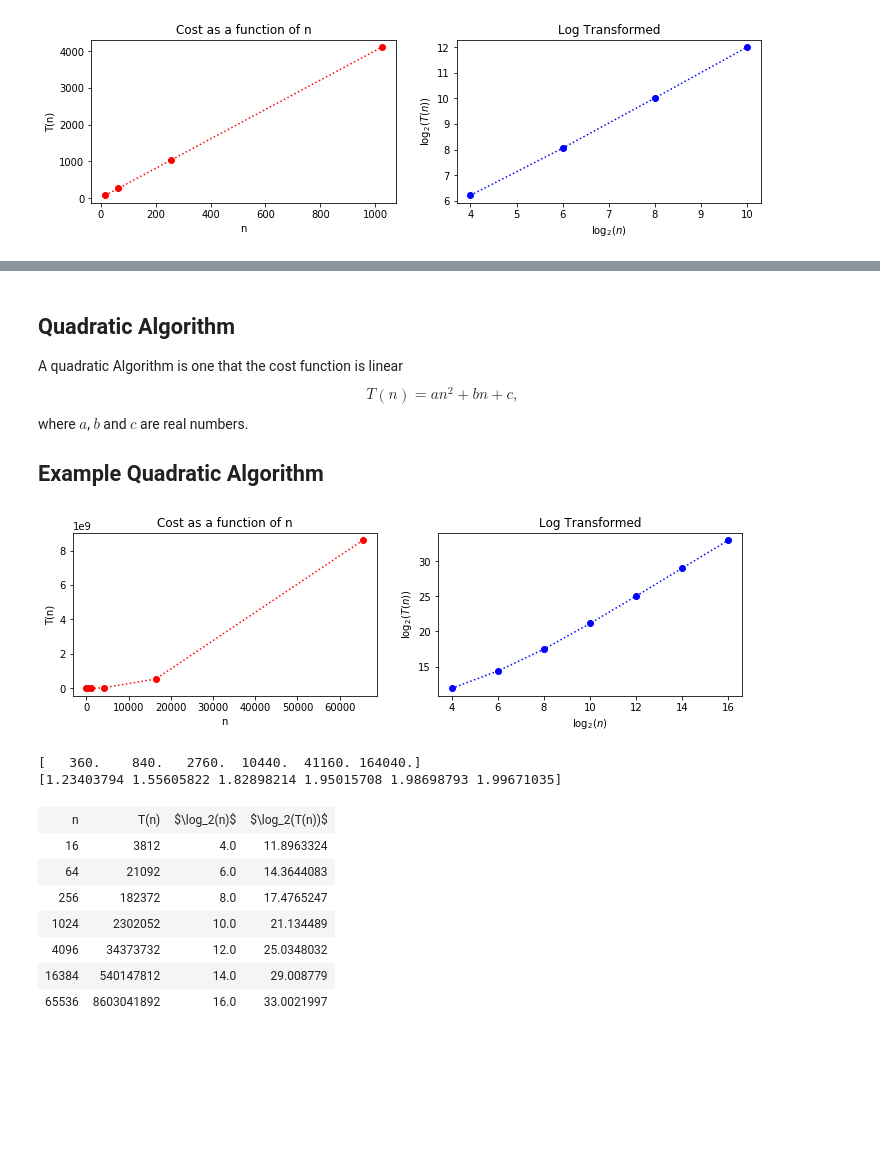
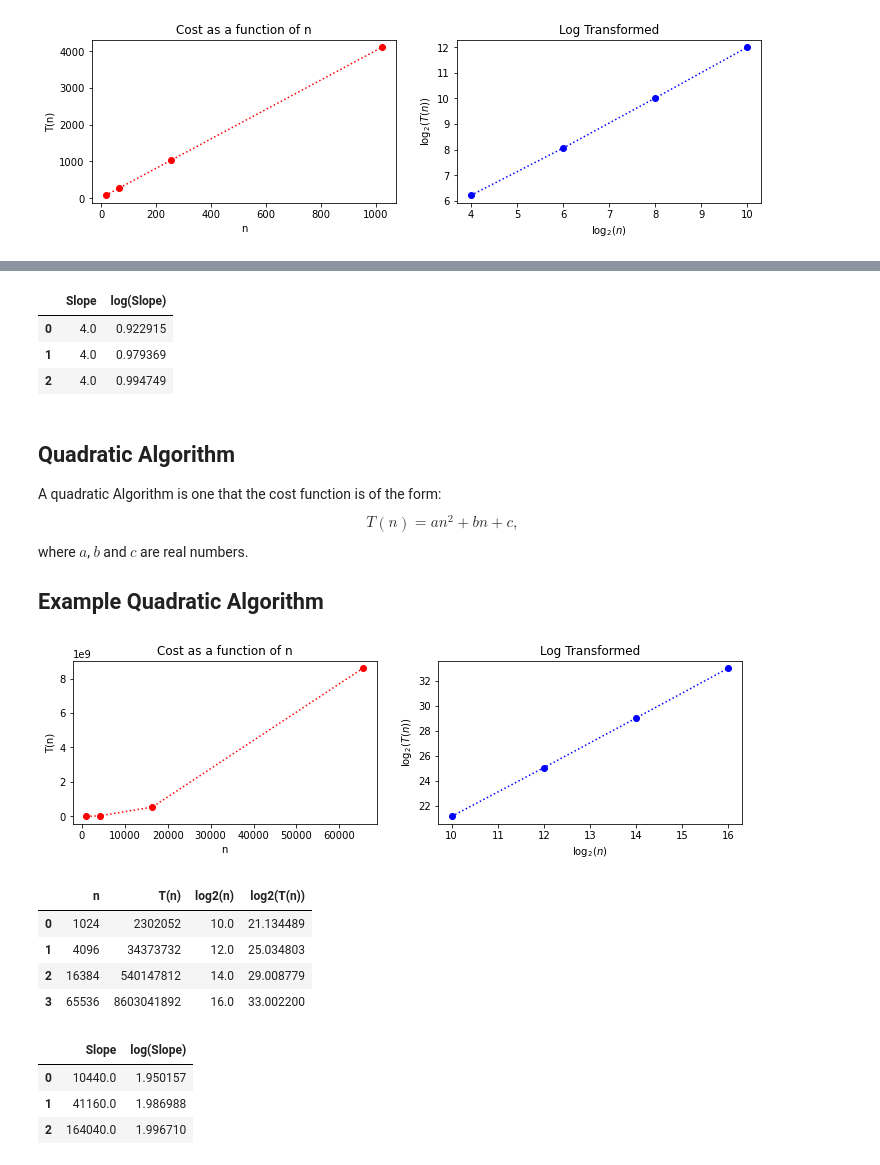
Before and after one commit to john-s-butler-dit/Intro-to-Algorithms, a Jupyter notebook: Chapter 1- Introduction_to_Algorithms/Analysis of an Algorithm.ipynb, the cells around one changed output, grey strips where cells are left out. Drawn from its saved outputs; the diff is of its cells as text; code cells hidden in the pictures; blank space fills up the shorter version.

Commit message:
analysis of alg

```diff
--- a/Chapter 1- Introduction_to_Algorithms/Analysis of an Algorithm.ipynb
+++ b/Chapter 1- Introduction_to_Algorithms/Analysis of an Algorithm.ipynb
@@ -97,26 +89,40 @@ Analysis_of_Algorithm_Table(n,T)
+# %%
+df_slope.to_csv('Linear_slope.csv')
+df_slope
+# %% [output]
+|  | Slope | log(Slope) |
+| 0 | 4.0 | 0.922915 |
+| 1 | 4.0 | 0.979369 |
+| 2 | 4.0 | 0.994749 |
 # %% [markdown]
 ## Quadratic Algorithm
-A quadratic Algorithm is one that the cost function is linear
+A quadratic Algorithm is one that the cost function is of the form:
 $$T(n)=an^2+bn+c, $$
 where $a$,  $b$  and $c$ are real numbers.
 
 ## Example Quadratic Algorithm
 # %%
-n=2**np.arange(4,18,2)
+n=2**np.arange(10,18,2)
 T=2*n**2++200*n+100
 Analysis_of_Algorithm(n,T)
 # %% [output]
-[figure, old version]
+[figure, new version]
-# %%
-Analysis_of_Algorithm_Table(n,T)
-# %% [output]
-[   360.    840.   2760.  10440.  41160. 164040.]
-[1.23403794 1.55605822 1.82898214 1.95015708 1.98698793 1.99671035]
-| n | T(n) | $\log_2(n)$ | $\log_2(T(n))$ |
-| 16 | 3812 | 4.0 | 11.8963324 |
-| 64 | 21092 | 6.0 | 14.3644083 |
-| 256 | 182372 | 8.0 | 17.4765247 |
-| 1024 | 2302052 | 10.0 | 21.134489 |
-| 4096 | 34373732 | 12.0 | 25.0348032 |
-| 16384 | 540147812 | 14.0 | 29.008779 |
-| 65536 | 8603041892 | 16.0 | 33.0021997 |
+# %%
+df, df_slope=Analysis_of_Algorithm_Table(n,T)
+
+df.to_csv('Quad.csv')
+df
+# %% [output]
+|  | n | T(n) | log2(n) | log2(T(n)) |
+| 0 | 1024 | 2302052 | 10.0 | 21.134489 |
+| 1 | 4096 | 34373732 | 12.0 | 25.034803 |
+| 2 | 16384 | 540147812 | 14.0 | 29.008779 |
+| 3 | 65536 | 8603041892 | 16.0 | 33.002200 |
+# %%
+df_slope.to_csv('Quad_slope.csv')
+df_slope
+# %% [output]
+|  | Slope | log(Slope) |
+| 0 | 10440.0 | 1.950157 |
+| 1 | 41160.0 | 1.986988 |
+| 2 | 164040.0 | 1.996710 |
```
Also changed, not shown: parts of 18 cells of this notebook, 7 other files.
